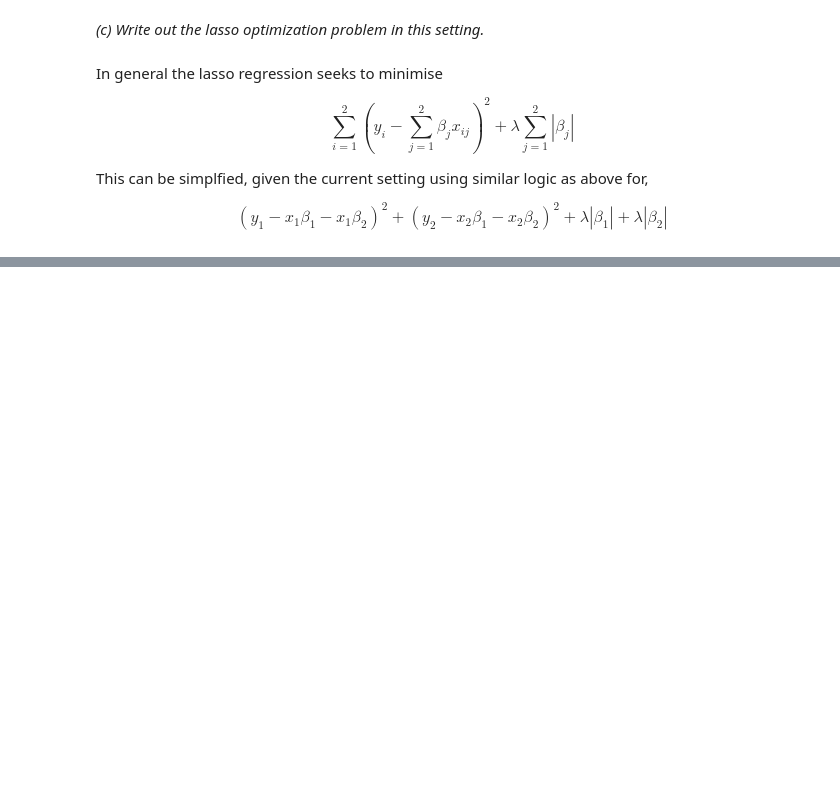
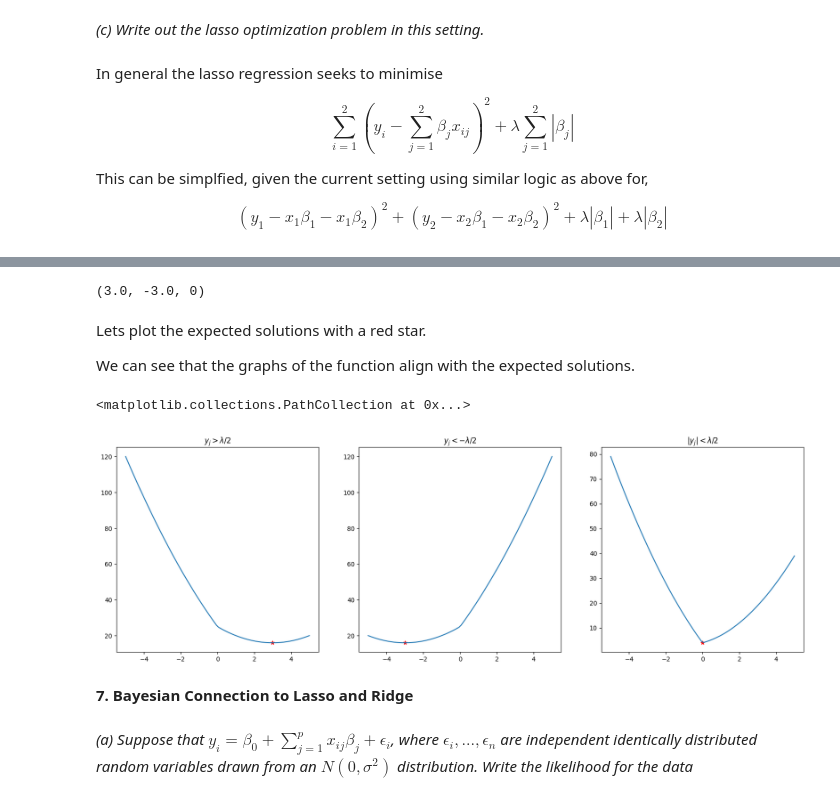
Before and after one commit to cainemerrick98/statistical_learning_problems, a Jupyter notebook: 5 linear model selection and regularisation/conceptual.ipynb, the cells around one changed output, grey strips where cells are left out. Cells and saved outputs as stored; diff of their text form; code cells hidden in the pictures; blank space fills up the shorter version.

Commit message:
finish bayesian connection question

```diff
--- a/5 linear model selection and regularisation/conceptual.ipynb
+++ b/5 linear model selection and regularisation/conceptual.ipynb
@@ -159,0 +214,40 @@ Then setting the derivatives equal to zero and solving
+# %%
+def lasso_special_case(y:float, lambda_:float) -> np.ndarray:
+    beta_1 = np.linspace(-5, 5, 100)
+    y_beta_1_diff_squared = (y - beta_1)**2
+    lamba_abs_beta_1_prod = lambda_ * abs(beta_1)
+    values = y_beta_1_diff_squared + lamba_abs_beta_1_prod
+    return np.concatenate((beta_1.reshape(-1, 1), values.reshape(-1, 1)), axis=1)
+# %%
+lasso_case_1 = lasso_special_case(5, 4)
+lasso_case_2 = lasso_special_case(-5, 4)
+lasso_case_3 = lasso_special_case(2, 6)
+# %%
+expected_solutions = (5 - 4/2, -5 + 4/2, 0)
+expected_solutions
+# %% [output]
+(3.0, -3.0, 0)
+# %% [markdown]
+Lets plot the expected solutions with a red star.
+
+We can see that the graphs of the function align with the expected solutions.
+# %%
+fig, ax = plt.subplots(1, 3, figsize=(20,6))
+ax[0].plot(lasso_case_1[:, 0], lasso_case_1[:, 1])
+ax[0].set_title(r'$y_{j} > \lambda / 2$')
+ax[0].scatter(x=[3], y=[(5 - 3)**2+4*3], marker='*', c='r')
+
+ax[1].plot(lasso_case_2[:, 0], lasso_case_2[:, 1])
+ax[1].set_title(r'$y_{j} < -\lambda / 2$')
+ax[1].scatter(x=[-3], y=[(-5 + 3)**2+4*3], marker='*', c='r')
+
+ax[2].plot(lasso_case_3[:, 0], lasso_case_3[:, 1])
+ax[2].set_title(r'$|y_{j}| < \lambda / 2$')
+ax[2].scatter(x=[0], y=[(2)**2+4*0], marker='*', c='r')
+# %% [output]
+<matplotlib.collections.PathCollection at 0x...>
+[figure, added]
+# %% [markdown]
+**7. Bayesian Connection to Lasso and Ridge**
+# %% [markdown]
+*(a) Suppose that $y_{i} = \beta_{0} + \sum_{j=1}^{p}x_{ij}\beta_{j} + \epsilon_{i}$, where $\epsilon_{i},..., \epsilon_{n}$ are independent identically distributed random variables drawn from an $N(0, \sigma^{2})$ distribution. Write the likelihood for the data*
```
Also changed, not shown: parts of 14 cells of this notebook, 6 other files.
